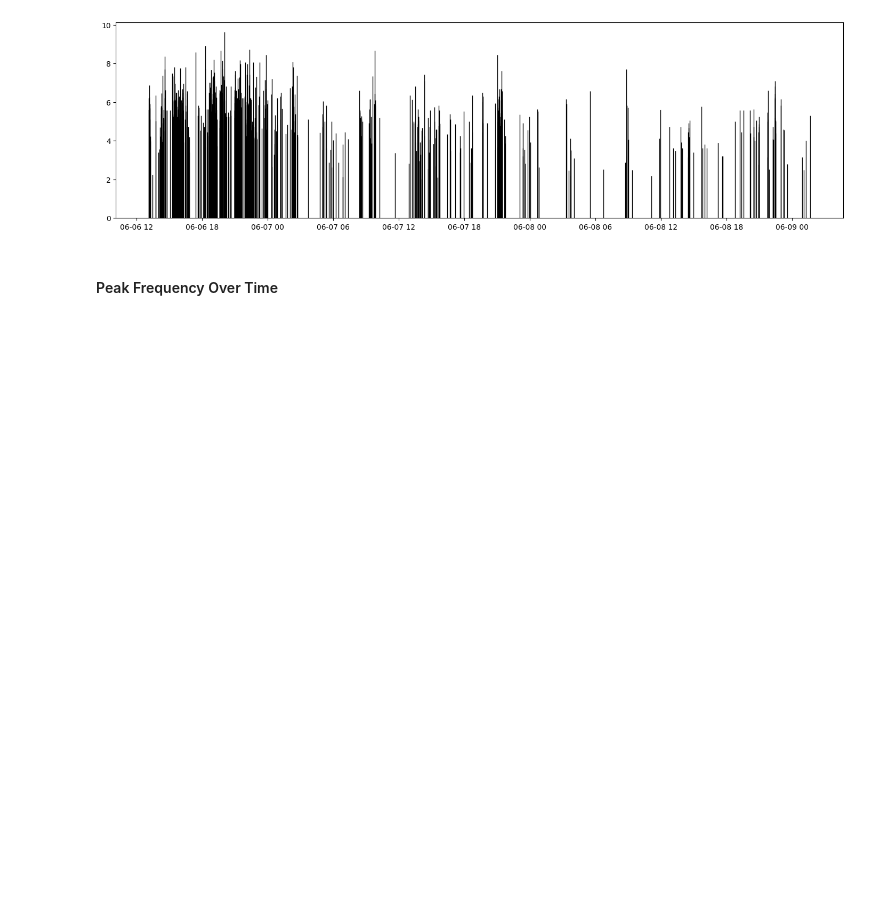
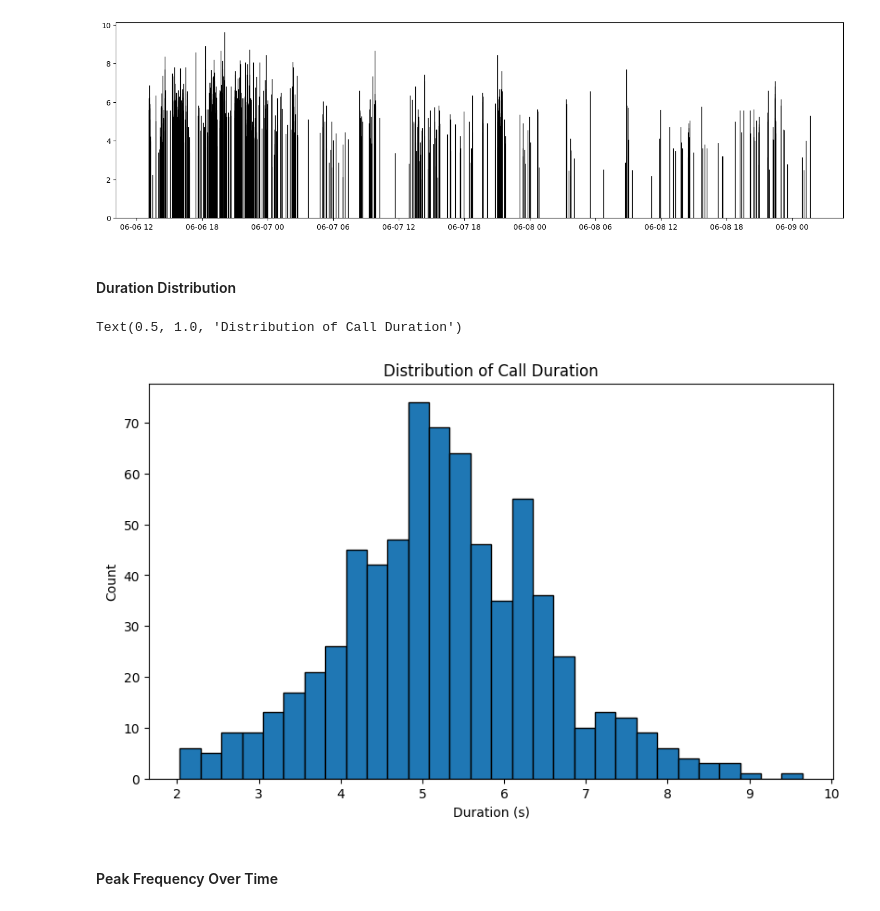
Before and after one commit to gb0808/Arden_acousticAnalysis, a Jupyter notebook: features_over_time.ipynb, the cells around one changed output. Saved outputs shown, nothing was run; the diff lists cells and outputs as text; code cells hidden in the pictures; blank space fills up the shorter version.

```diff
--- a/features_over_time.ipynb
+++ b/features_over_time.ipynb
@@ -43,6 +43,17 @@ ax.bar(time, call_duration, width=1, edgecolor="black", linewidth=1)
 # %% [output]
 <BarContainer object of 705 artists>
 [figure]
+# %% [markdown]
+#### Duration Distribution
+# %%
+fig, ax = plt.subplots(figsize=(8, 5), layout='constrained')
+ax.hist(call_duration, bins=30, edgecolor="black", linewidth=1)
+ax.set_xlabel('Duration (s)')
+ax.set_ylabel('Count')
+ax.set_title('Distribution of Call Duration')
+# %% [output]
+Text(0.5, 1.0, 'Distribution of Call Duration')
+[figure, added]
 # %% [markdown]
 #### Peak Frequency Over Time
 # %%
```
Also changed, not shown: parts of 3 cells of this notebook.
